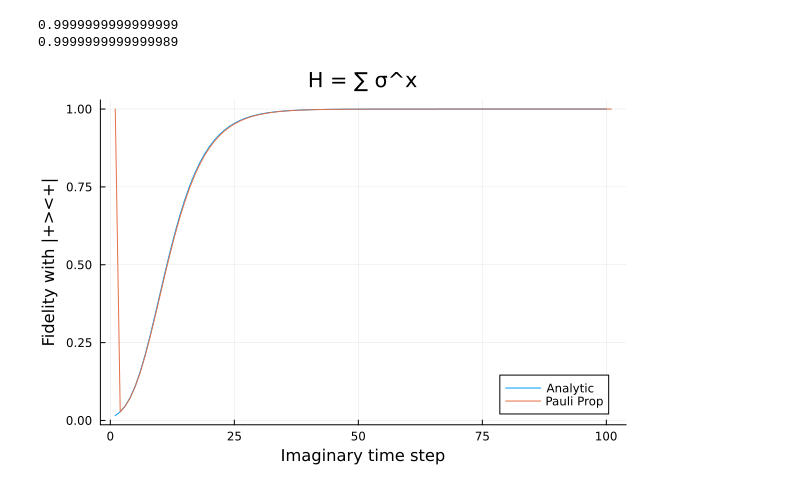
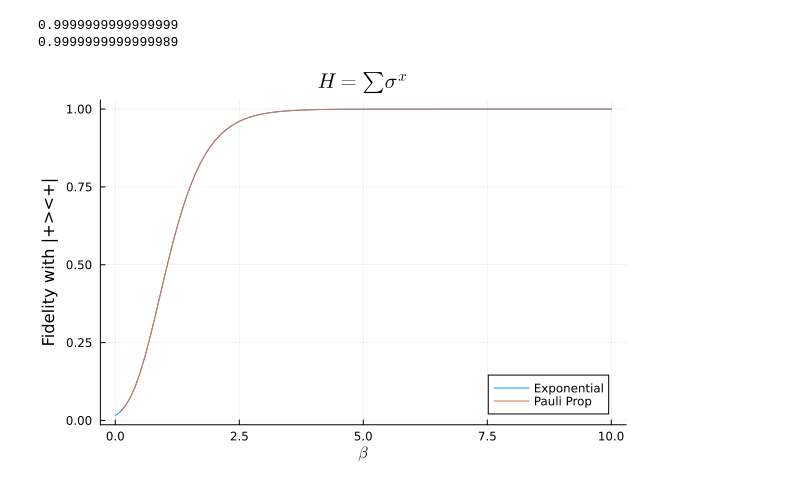
Before and after one commit to wrightjandrew/ImaginaryTimeEvolutionPauliPropagation, a Jupyter notebook: imaginaryTimeEvolution/proof_of_princ_thermal_state_prep (1).ipynb, the cells around one changed output. Saved outputs shown, nothing was run; the diff lists cells and outputs as text; code cells hidden in the pictures.

```diff
--- a/imaginaryTimeEvolution/proof_of_princ_thermal_state_prep (1).ipynb
+++ b/imaginaryTimeEvolution/proof_of_princ_thermal_state_prep (1).ipynb
@@ -73,18 +73,18 @@ nls = 100
 
 pstr = PauliString(nq, :I, 1)
 psum = PauliSum(pstr)
-beta = Float64[0.0]
+beta = Float64[]
 
-overlapsEnd = Float64[overlapwithplus(psum)]
-overlapsEvery = Float64[overlapwithplus(psum)]
+overlapsEnd = Float64[]
+overlapsEvery = Float64[]
 
-for _ in 1:nls
+for i in 1:nls
     psum = propagate!(circuit, psum)
     #psumnew = mult!(psum, 1/((2^nq)*getcoeff(psum, :I, 1)))
     psumEvery = psum*1/(2^nq*getcoeff(psum, :I, 1))
     push!(overlapsEvery, overlapwithplus(psumEvery))
     push!(overlapsEnd, overlapwithplus(psum))
-    push!(beta, 0.1*nls)
+    push!(beta, 0.1*i)
 end
 overlapsEnd = overlapsEnd/(2^nq*getcoeff(psum, :I, 1))
 
@@ -206,13 +209,13 @@ println(state'*finalDensity*state)
 # %%
 nq = 6
 beta2 = LinRange(0, 10, 100)
 overlap = Float64[]
 for i in beta2
     density = imaginaryTimeEvolution(nq, H, -i)
     push!(overlap, state'*density*state)
 end
 
-plot(overlap, ylabel="Fidelity with |+><+|", xlabel="Imaginary time step", label = "Analytic", title="H = ∑ σ^x")
-plot!(overlapsEvery, ylabel="Fidelity with |+><+|", xlabel="Imaginary time step", label="Pauli Prop", title="H = ∑ σ^x")
+plot(beta2, overlap, ylabel="Fidelity with |+><+|", xlabel=L"\beta", label="Exponential", title=L"H = \sum \sigma^x")
+plot!(beta, overlapsEvery, ylabel="Fidelity with |+><+|", xlabel=L"\beta", label="Pauli Prop", title=L"H = \sum \sigma^x")
 # %% [output]
-[figure, old version]
+[figure, new version]
```
Also changed, not shown: parts of 3 cells of this notebook.
